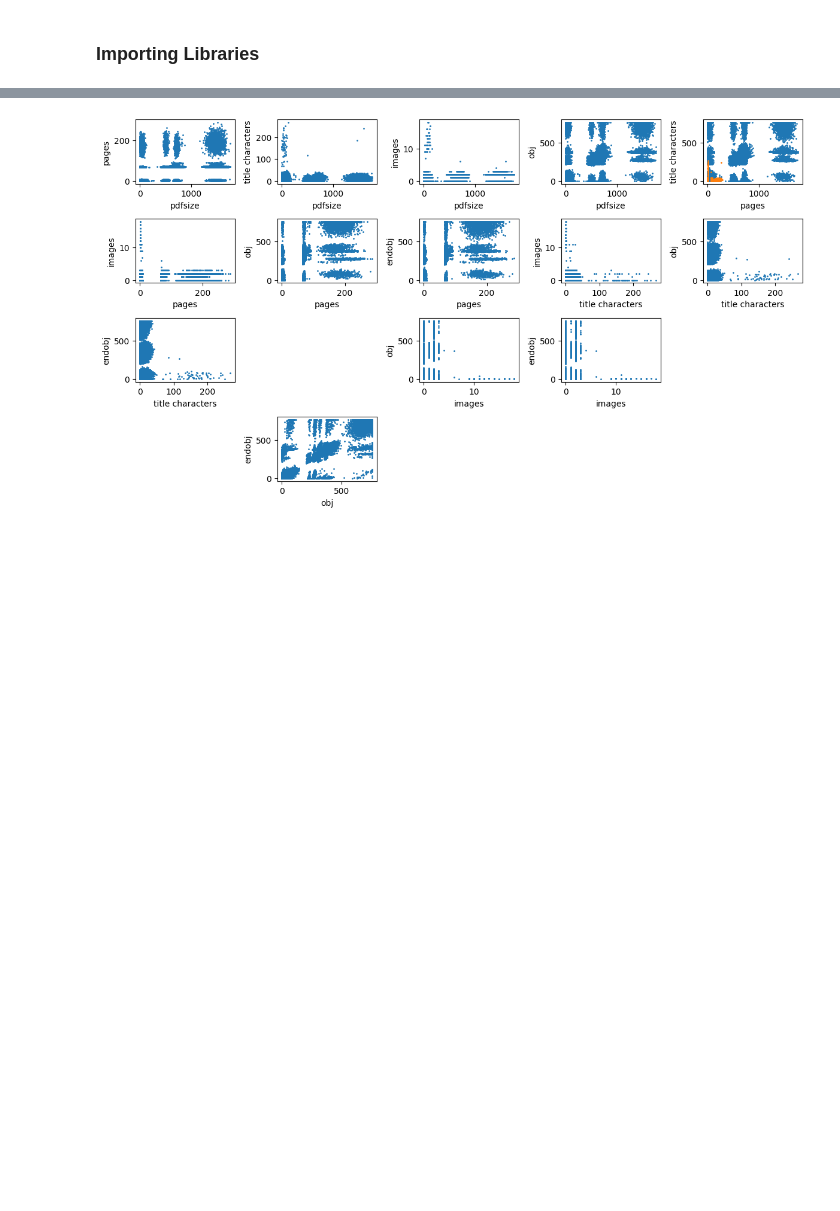
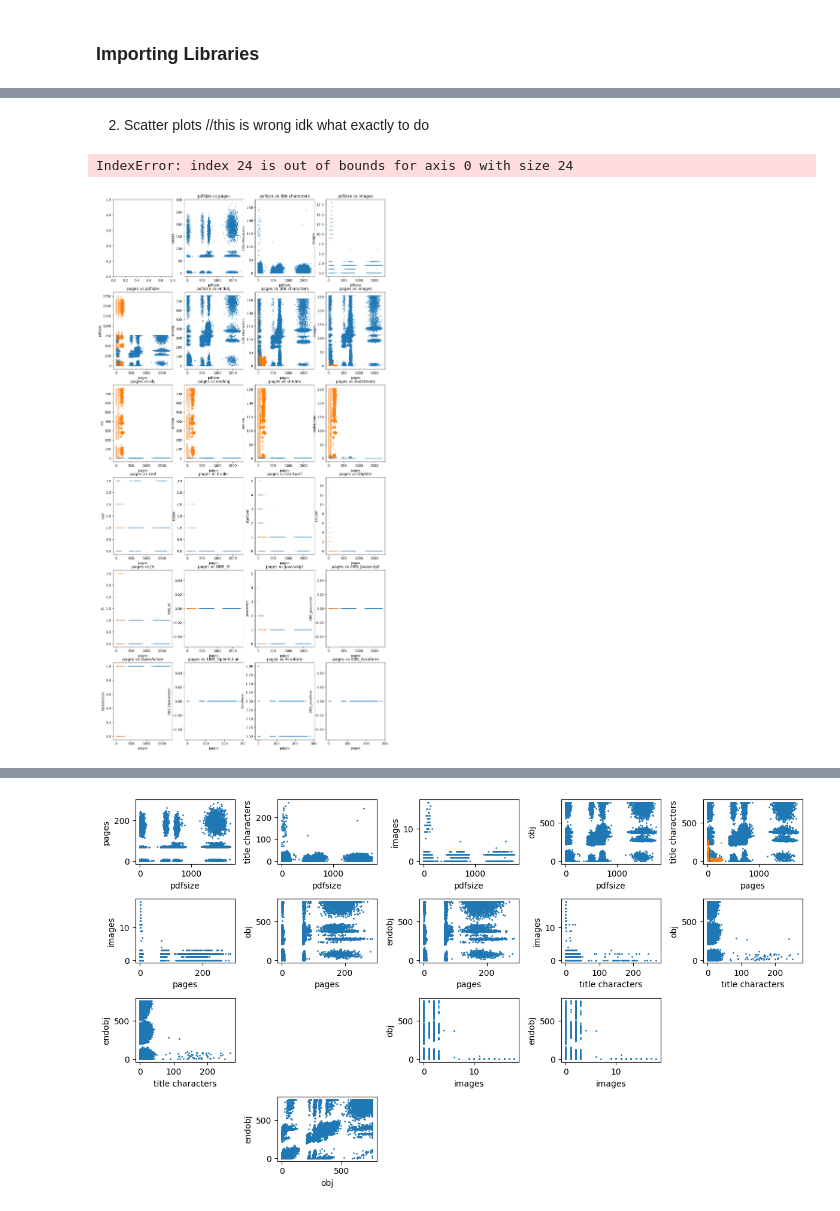
Before and after one commit to MariaMitk/AI_Project2, a Jupyter notebook: Code.ipynb, the cells around one changed output, grey strips where cells are left out. Cells and saved outputs as stored; diff of their text form; code cells hidden in the pictures; blank space fills up the shorter version.

```diff
--- a/Code.ipynb
+++ b/Code.ipynb
@@ -17,0 +82,40 @@ print(list(df))
+# %% [markdown]
+2. Scatter plots  //this is wrong idk what exactly to do
+# %%
+features = ['pdfsize', 'pages', 'title characters', 'images', 'obj', 'endobj','stream', 'endstream', 'xref',
+            'trailer', 'startxref', 'ObjStm', 'JS', 'OBS_JS', 'Javascript', 'OBS_Javascript', 'OpenAction', 'OBS_OpenAction',
+            'Acroform', 'OBS_Acroform', 'class']
+
+# Set the number of rows and columns for subplots
+num_features = len(features)
+num_cols = 4
+num_rows = (num_features + num_cols - 1) // num_cols
+
+# Create subplots
+fig, axs = plt.subplots(num_rows, num_cols, figsize=(15, 5 * num_rows))
+
+# Flatten axs if it's not already flat
+if num_rows == 1:
+    axs = axs.reshape(1, -1)
+else:
+    axs = axs.flatten()
+
+# Iterate over combinations of features and create scatter plots
+for i, feature1 in enumerate(features):
+    for j, feature2 in enumerate(features):
+        if i != j:
+            axs[i*num_cols + j].scatter(df[feature1], df[feature2], s= 1)
+            axs[i*num_cols + j].set_xlabel(feature1)
+            axs[i*num_cols + j].set_ylabel(feature2)
+            axs[i*num_cols + j].set_title(f'{feature1} vs {feature2}')
+
+# Hide any unused subplots
+for i in range(num_features * num_cols, num_rows * num_cols):
+    if i < num_rows * num_cols:
+        axs[i].axis('off')
+
+plt.tight_layout()
+plt.show()
+# %% [output]
+IndexError: index 24 is out of bounds for axis 0 with size 24
+[figure, added]
```
Also changed, not shown: parts of 17 cells of this notebook.
